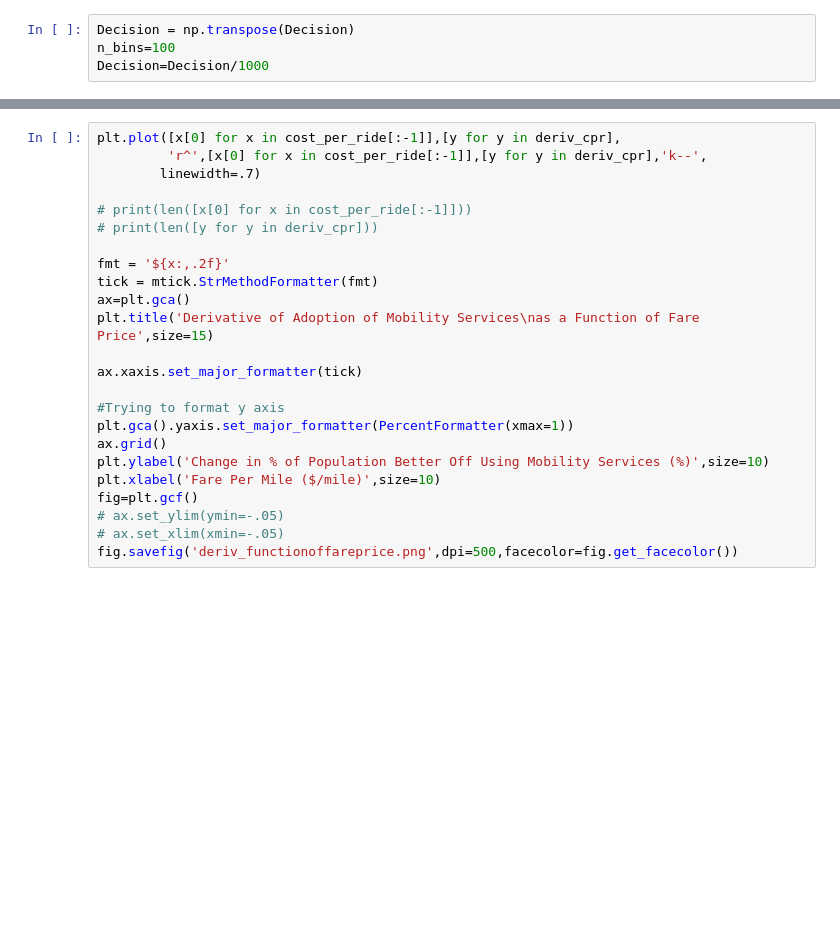
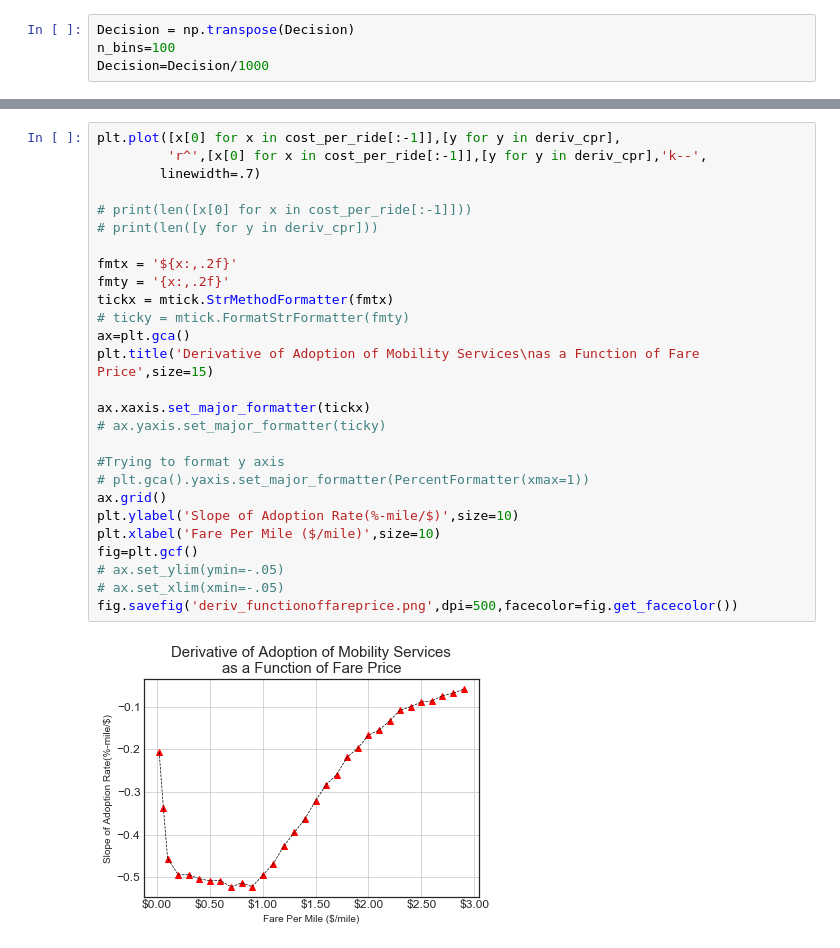
Before and after one commit to gordontsai/WEG-scripts, a Jupyter notebook: ubermodel_mc.ipynb, the cells around one changed output, grey strips where cells are left out. Cells and saved outputs as stored; diff of their text form; blank space fills up the shorter version.

```diff
--- a/ubermodel_mc.ipynb
+++ b/ubermodel_mc.ipynb
@@ -775,27 +921,32 @@ deriv_cpr=[(cost_per_ride[x+1][1]-cost_per_ride[x][1])/(cost_per_ride[x+1][0]-co
 # %%
 plt.plot([x[0] for x in cost_per_ride[:-1]],[y for y in deriv_cpr],
          'r^',[x[0] for x in cost_per_ride[:-1]],[y for y in deriv_cpr],'k--',
         linewidth=.7)
 
 # print(len([x[0] for x in cost_per_ride[:-1]]))
 # print(len([y for y in deriv_cpr]))
 
-fmt = '${x:,.2f}'
-tick = mtick.StrMethodFormatter(fmt)
+fmtx = '${x:,.2f}'
+fmty = '{x:,.2f}'
+tickx = mtick.StrMethodFormatter(fmtx)
+# ticky = mtick.FormatStrFormatter(fmty)
 ax=plt.gca()
 plt.title('Derivative of Adoption of Mobility Services\nas a Function of Fare Price',size=15)
 
-ax.xaxis.set_major_formatter(tick)
+ax.xaxis.set_major_formatter(tickx)
+# ax.yaxis.set_major_formatter(ticky)
 
 #Trying to format y axis
-plt.gca().yaxis.set_major_formatter(PercentFormatter(xmax=1))
+# plt.gca().yaxis.set_major_formatter(PercentFormatter(xmax=1))
 ax.grid()
-plt.ylabel('Change in % of Population Better Off Using Mobility Services (%)',size=10)
+plt.ylabel('Slope of Adoption Rate(%-mile/$)',size=10)
 plt.xlabel('Fare Per Mile ($/mile)',size=10)
 fig=plt.gcf()
 # ax.set_ylim(ymin=-.05)
 # ax.set_xlim(xmin=-.05)
 fig.savefig('deriv_functionoffareprice.png',dpi=500,facecolor=fig.get_facecolor())
+# %% [output]
+[figure, added]
 # %%
 ###########################################################
 #Producing Cost Per Ride to Percentage Plot
```
Also changed, not shown: parts of 14 cells of this notebook, 2 other files.
